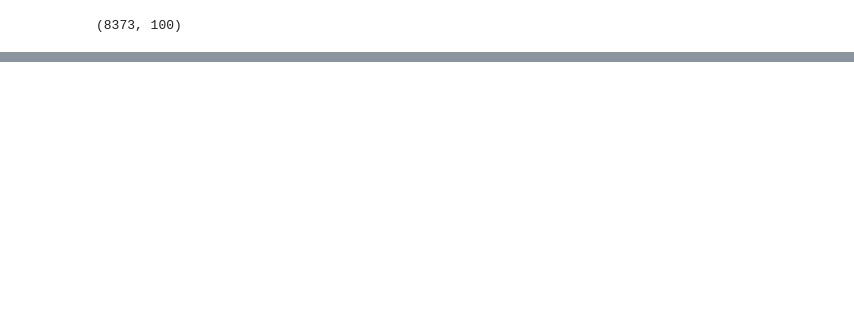
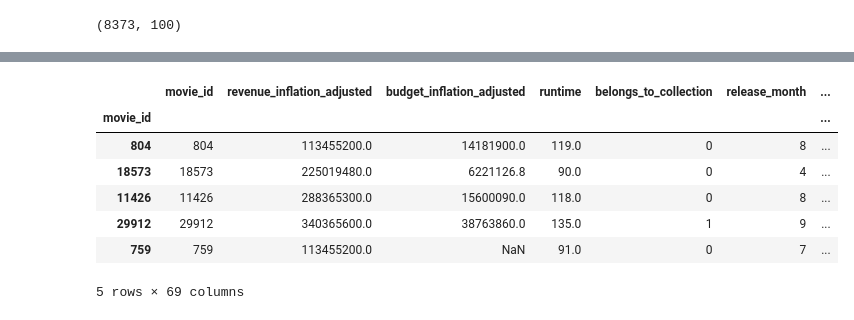
Before and after one commit to mandixbw/Cinema_KeysForSuccess, a Jupyter notebook: 09_Modelling.ipynb, the cells around one changed output, grey strips where cells are left out. Drawn from its saved outputs; the diff is of its cells as text; code cells hidden in the pictures; blank space fills up the shorter version.

```diff
--- a/09_Modelling.ipynb
+++ b/09_Modelling.ipynb
@@ -2752,3 +2324,6 @@ print(r2_score(y_test,model_7.predict(X_test)))
 dfMoviesUS.shape
 # %% [output]
 (8373, 100)
+# %%
+myFeaturesList = ['movie_id', 'revenue_inflation_adjusted', 'budget_inflation_adjusted', 'runtime', 'belongs_to_collection', 'release_month', 'intAnnual'] + dfMoviesUS.columns[dfMoviesUS.columns.str.contains('Roles')].tolist() + dfMoviesUS.columns[dfMoviesUS.columns.str.startswith('ind')].tolist() + dfMoviesUS.columns[dfMoviesUS.columns.str.startswith('percent')].tolist()
+dfMoviesUS[myFeaturesList].shape
@@ -2754,0 +2356,11 @@ dfMoviesUS.shape
+# %%
+dfMoviesUS[myFeaturesList].head()
+# %% [output]
+|  | movie_id | revenue_inflation_adjusted | budget_inflation_adjusted | runtime | belongs_to_collection | release_month | ... |
+| movie_id |  |  |  |  |  |  | ... |
+| 804 | 804 | 113455200.0 | 14181900.0 | 119.0 | 0 | 8 | ... |
+| 18573 | 18573 | 225019480.0 | 6221126.8 | 90.0 | 0 | 4 | ... |
+| 11426 | 11426 | 288365300.0 | 15600090.0 | 118.0 | 0 | 8 | ... |
+| 29912 | 29912 | 340365600.0 | 38763860.0 | 135.0 | 1 | 9 | ... |
+| 759 | 759 | 113455200.0 | NaN | 91.0 | 0 | 7 | ... |
+5 rows × 69 columns
```
Also changed, not shown: parts of 68 cells of this notebook, 1 other file.
